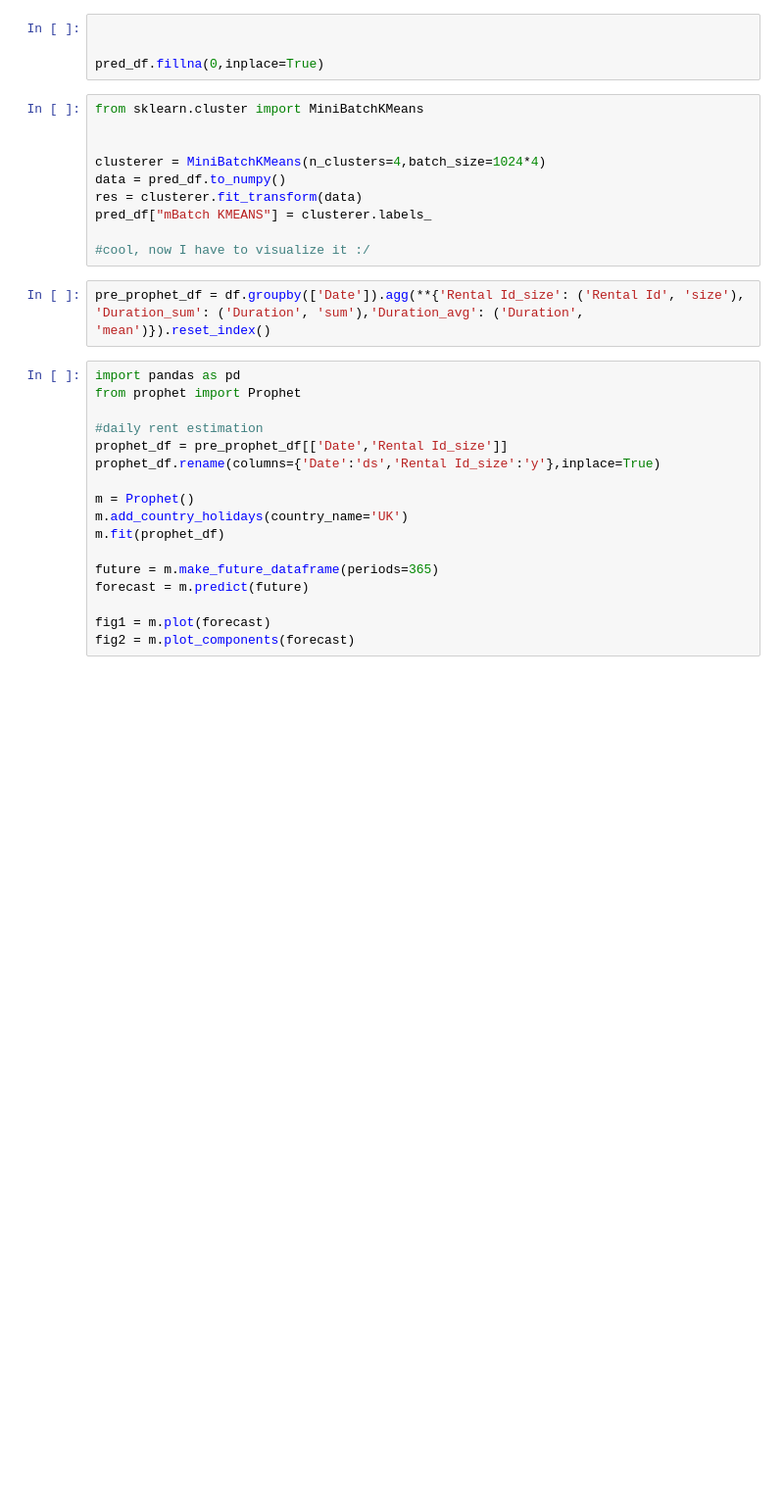
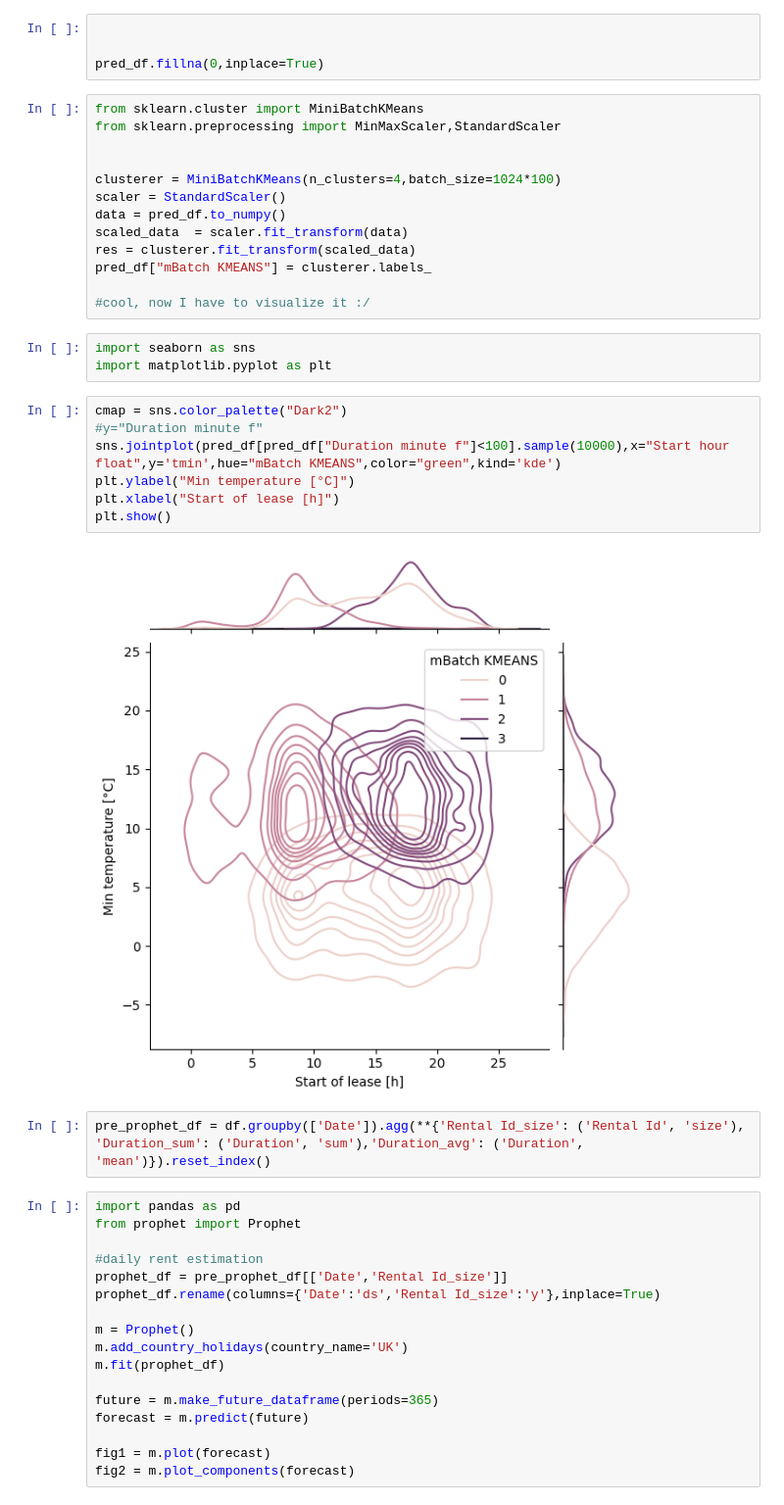
Before and after one commit to OnionKiller/MaVizHF-2022, a Jupyter notebook: DataAnalitics.ipynb, the cells around one changed output. Shown at 98% size. Saved outputs shown, nothing was run; the diff lists cells and outputs as text; blank space fills up the shorter version.

Commit message:
feat: add normalization for KMEANS add visulaization for KMEANS

```diff
--- a/DataAnalitics.ipynb
+++ b/DataAnalitics.ipynb
@@ -47,14 +68,29 @@ pred_df.head()
 pred_df.fillna(0,inplace=True)
 # %%
 from sklearn.cluster import MiniBatchKMeans
+from sklearn.preprocessing import MinMaxScaler,StandardScaler
 
 
-clusterer = MiniBatchKMeans(n_clusters=4,batch_size=1024*4)
+clusterer = MiniBatchKMeans(n_clusters=4,batch_size=1024*100)
+scaler = StandardScaler()
 data = pred_df.to_numpy()
-res = clusterer.fit_transform(data)
+scaled_data  = scaler.fit_transform(data)
+res = clusterer.fit_transform(scaled_data)
 pred_df["mBatch KMEANS"] = clusterer.labels_
 
 #cool, now I have to visualize it :/
+# %%
+import seaborn as sns
+import matplotlib.pyplot as plt
+# %%
+cmap = sns.color_palette("Dark2")
+#y="Duration minute f"
+sns.jointplot(pred_df[pred_df["Duration minute f"]<100].sample(10000),x="Start hour float",y='tmin',hue="mBatch KMEANS",color="green",kind='kde')
+plt.ylabel("Min temperature [°C]")
+plt.xlabel("Start of lease [h]")
+plt.show()
+# %% [output]
+[figure, added]
 # %%
 pre_prophet_df = df.groupby(['Date']).agg(**{'Rental Id_size': ('Rental Id', 'size'), 'Duration_sum': ('Duration', 'sum'),'Duration_avg': ('Duration', 'mean')}).reset_index()
 # %%
```
Also changed, not shown: parts of 4 cells of this notebook.
